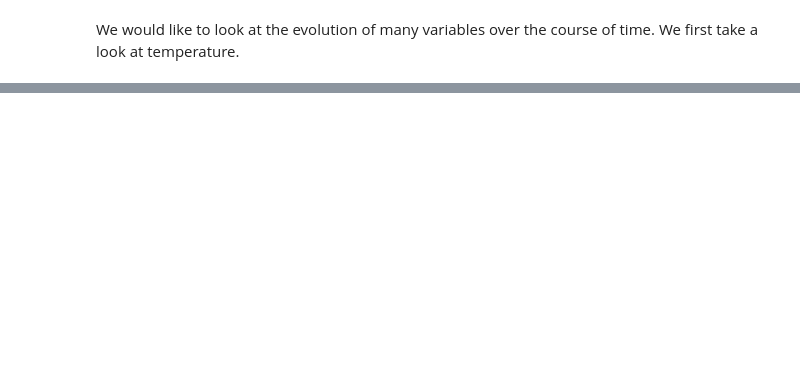
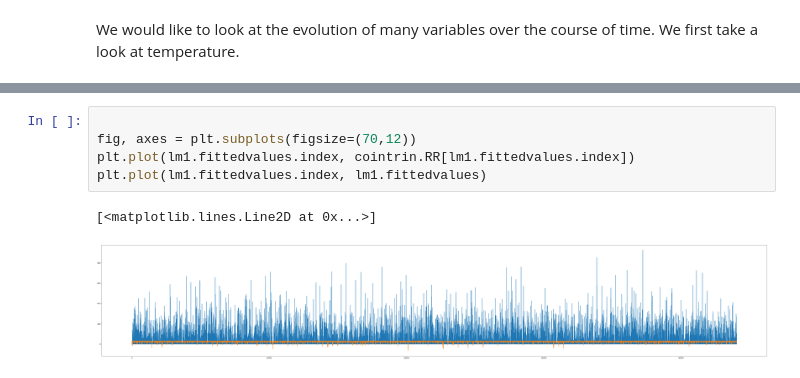
Before and after one commit to LucaNyckees/SCV_project1, a Jupyter notebook: notebooks/exploratory.ipynb, the cells around one changed output, grey strips where cells are left out. Cells and saved outputs as stored; diff of their text form; blank space fills up the shorter version.

```diff
--- a/notebooks/exploratory.ipynb
+++ b/notebooks/exploratory.ipynb
@@ -11,0 +43,8 @@ We would like to look at the evolution of many variables over the course of time
+# %%
+
+fig, axes = plt.subplots(figsize=(70,12))
+plt.plot(lm1.fittedvalues.index, cointrin.RR[lm1.fittedvalues.index])
+plt.plot(lm1.fittedvalues.index, lm1.fittedvalues)
+# %% [output]
+[<matplotlib.lines.Line2D at 0x...>]
+[figure, added]
```
Also changed, not shown: parts of 6 cells of this notebook, 1 other file.
